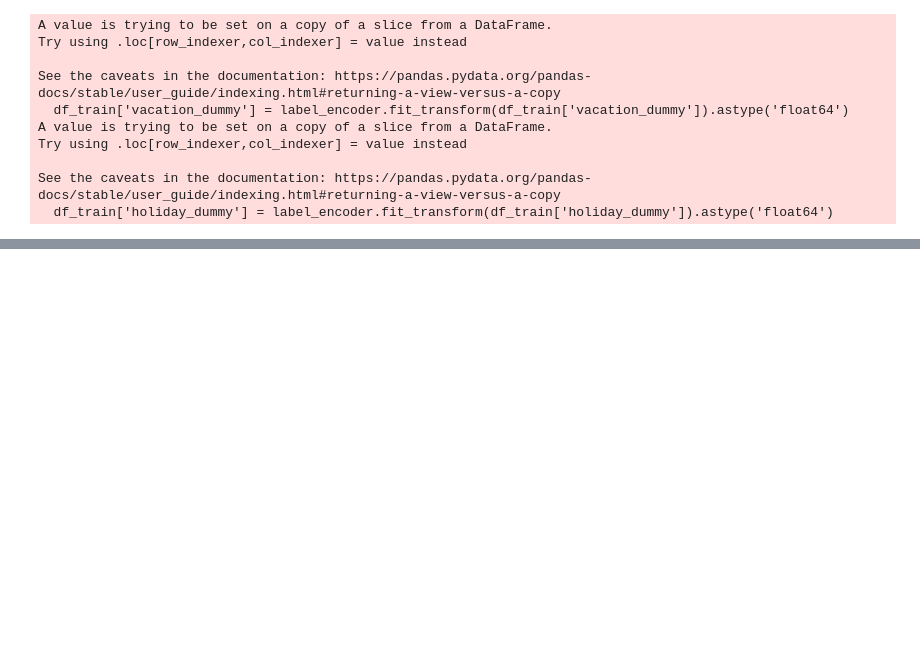
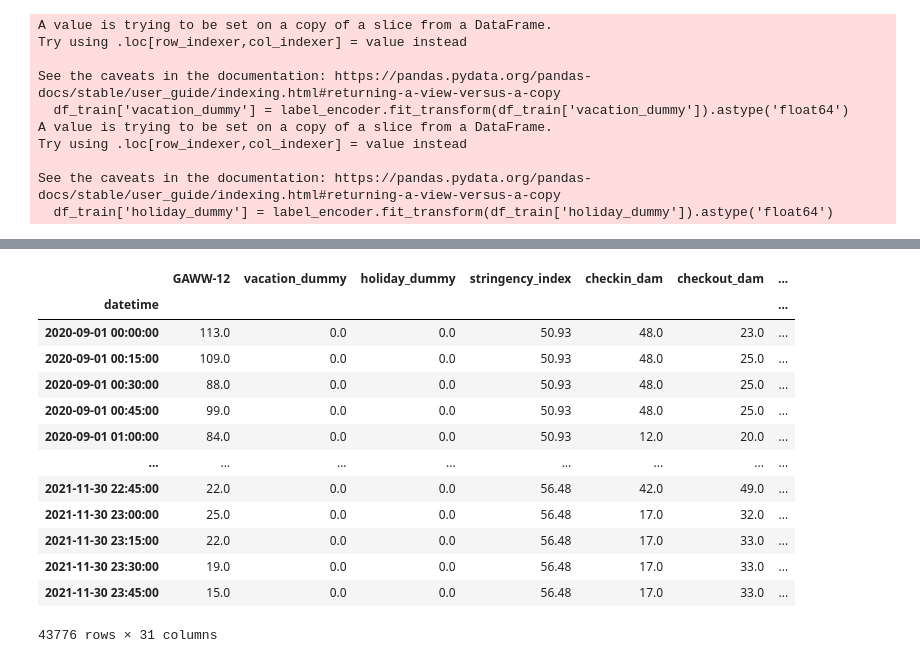
Before and after one commit to PLACE-DS/crowd-prediction, a Jupyter notebook: correlation/correlation.ipynb, the cells around one changed output, grey strips where cells are left out. Cells and saved outputs as stored; diff of their text form; code cells hidden in the pictures; blank space fills up the shorter version.

```diff
--- a/correlation/correlation.ipynb
+++ b/correlation/correlation.ipynb
@@ -85,0 +150,17 @@ def cross_corr(df, corr):
+# %%
+cross_corr(df_train_12, corr_12)
+# %% [output]
+|  | GAWW-12 | vacation_dummy | holiday_dummy | stringency_index | checkin_dam | checkout_dam | ... |
+| datetime |  |  |  |  |  |  | ... |
+| 2020-09-01 00:00:00 | 113.0 | 0.0 | 0.0 | 50.93 | 48.0 | 23.0 | ... |
+| 2020-09-01 00:15:00 | 109.0 | 0.0 | 0.0 | 50.93 | 48.0 | 25.0 | ... |
+| 2020-09-01 00:30:00 | 88.0 | 0.0 | 0.0 | 50.93 | 48.0 | 25.0 | ... |
+| 2020-09-01 00:45:00 | 99.0 | 0.0 | 0.0 | 50.93 | 48.0 | 25.0 | ... |
+| 2020-09-01 01:00:00 | 84.0 | 0.0 | 0.0 | 50.93 | 12.0 | 20.0 | ... |
+| ... | ... | ... | ... | ... | ... | ... | ... |
+| 2021-11-30 22:45:00 | 22.0 | 0.0 | 0.0 | 56.48 | 42.0 | 49.0 | ... |
+| 2021-11-30 23:00:00 | 25.0 | 0.0 | 0.0 | 56.48 | 17.0 | 32.0 | ... |
+| 2021-11-30 23:15:00 | 22.0 | 0.0 | 0.0 | 56.48 | 17.0 | 33.0 | ... |
+| 2021-11-30 23:30:00 | 19.0 | 0.0 | 0.0 | 56.48 | 17.0 | 33.0 | ... |
+| 2021-11-30 23:45:00 | 15.0 | 0.0 | 0.0 | 56.48 | 17.0 | 33.0 | ... |
+43776 rows × 31 columns
```
Also changed, not shown: parts of 12 cells of this notebook.
